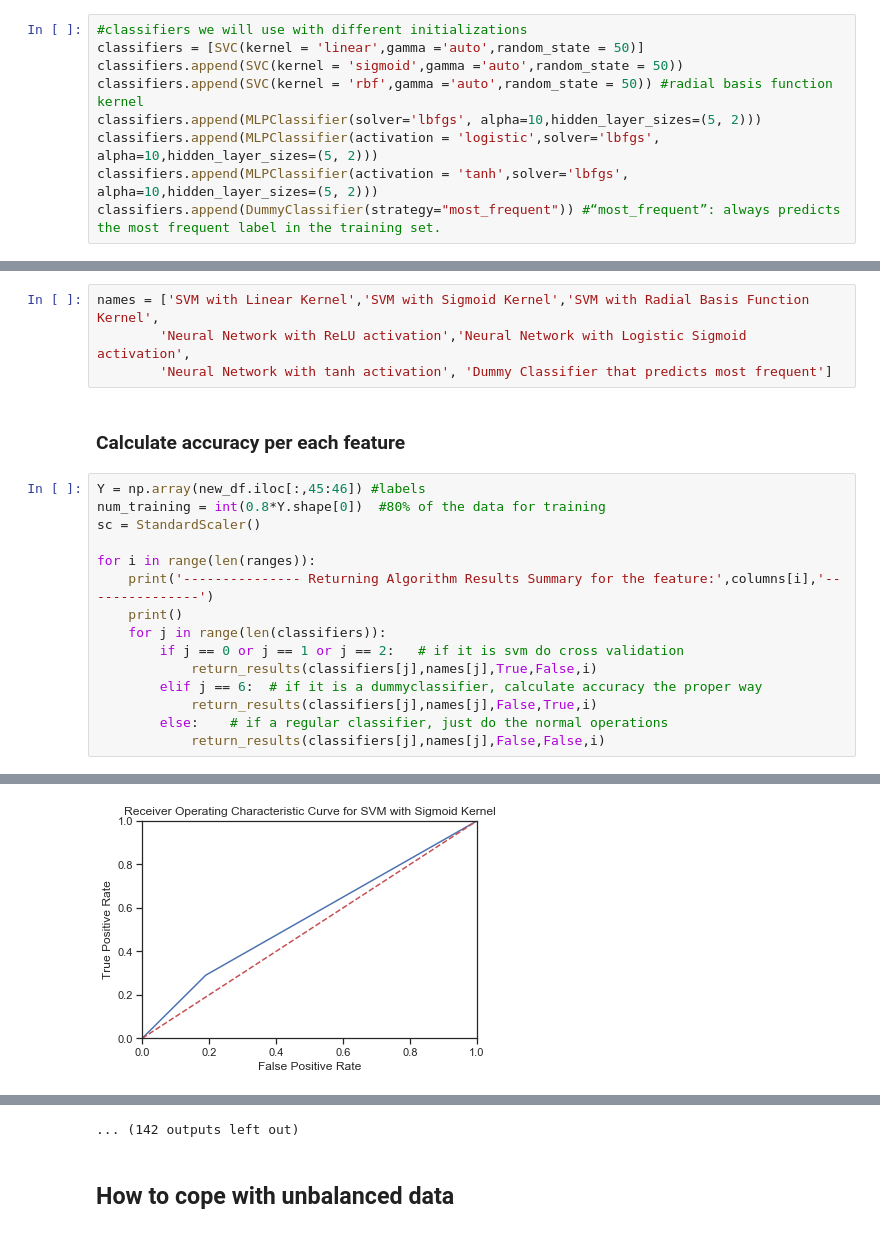
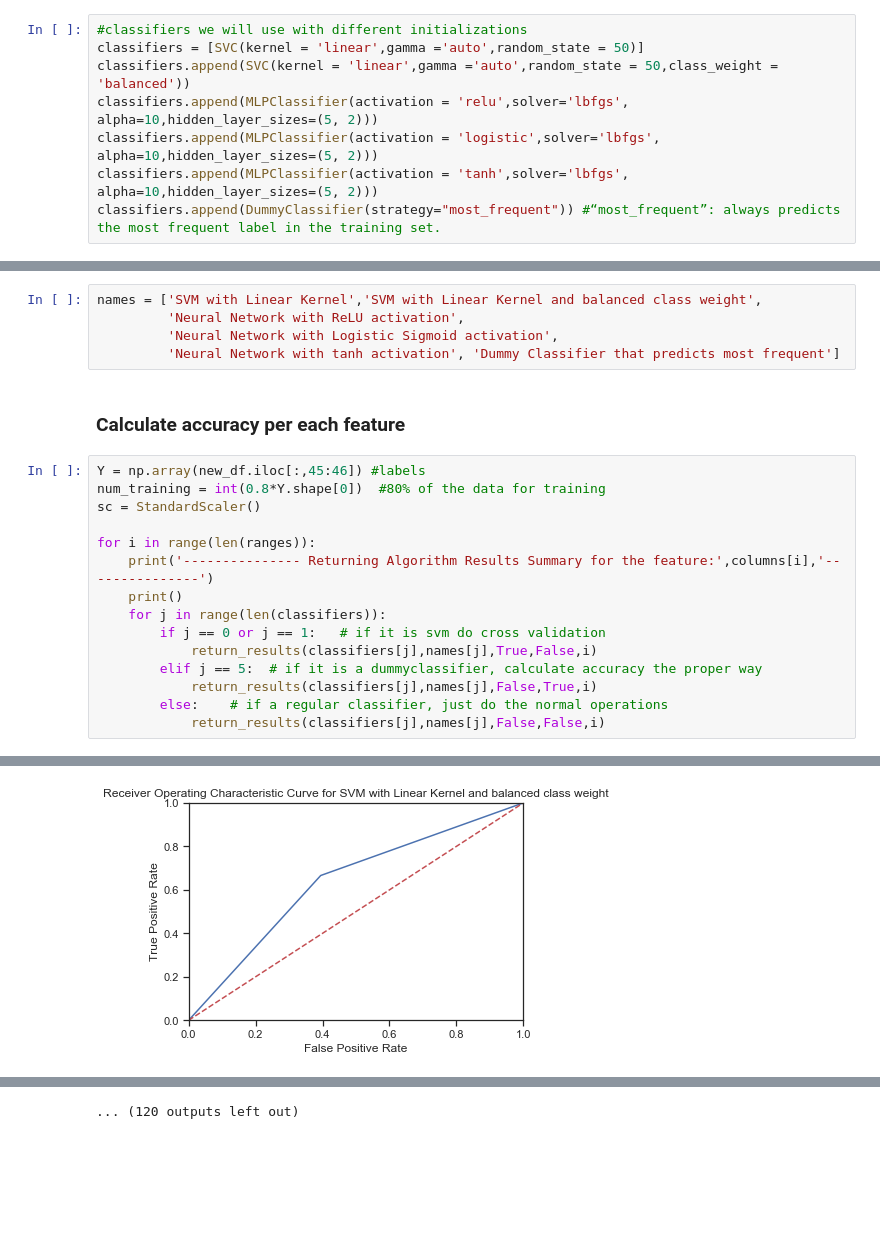
Before and after one commit to miguelgd54/118BFinal-Project, a Jupyter notebook: COGS118B-final-file.ipynb, the cells around one changed output, grey strips where cells are left out. Drawn from its saved outputs; the diff is of its cells as text; blank space fills up the shorter version.

```diff
--- a/COGS118B-final-file.ipynb
+++ b/COGS118B-final-file.ipynb
@@ -283,18 +284,18 @@ def return_results(clf,string,is_svm,is_dummy,i):
 # %%
 #classifiers we will use with different initializations
 classifiers = [SVC(kernel = 'linear',gamma ='auto',random_state = 50)]
-classifiers.append(SVC(kernel = 'sigmoid',gamma ='auto',random_state = 50))
-classifiers.append(SVC(kernel = 'rbf',gamma ='auto',random_state = 50)) #radial basis function kernel
-classifiers.append(MLPClassifier(solver='lbfgs', alpha=10,hidden_layer_sizes=(5, 2)))
+classifiers.append(SVC(kernel = 'linear',gamma ='auto',random_state = 50,class_weight = 'balanced'))
+classifiers.append(MLPClassifier(activation = 'relu',solver='lbfgs', alpha=10,hidden_layer_sizes=(5, 2)))
 classifiers.append(MLPClassifier(activation = 'logistic',solver='lbfgs', alpha=10,hidden_layer_sizes=(5, 2)))
 classifiers.append(MLPClassifier(activation = 'tanh',solver='lbfgs', alpha=10,hidden_layer_sizes=(5, 2)))
 classifiers.append(DummyClassifier(strategy="most_frequent")) #“most_frequent”: always predicts the most frequent label in the training set.
 # %% [markdown]
 ### Name of the Classifiers
 # %%
-names = ['SVM with Linear Kernel','SVM with Sigmoid Kernel','SVM with Radial Basis Function Kernel',
-        'Neural Network with ReLU activation','Neural Network with Logistic Sigmoid activation',
-        'Neural Network with tanh activation', 'Dummy Classifier that predicts most frequent']
+names = ['SVM with Linear Kernel','SVM with Linear Kernel and balanced class weight',
+         'Neural Network with ReLU activation',
+         'Neural Network with Logistic Sigmoid activation',
+         'Neural Network with tanh activation', 'Dummy Classifier that predicts most frequent']
 # %% [markdown]
 ### Calculate accuracy per each feature
 # %%
@@ -306,9 +307,9 @@ for i in range(len(ranges)):
     print('--------------- Returning Algorithm Results Summary for the feature:',columns[i],'---------------')
     print()
     for j in range(len(classifiers)):
-        if j == 0 or j == 1 or j == 2:   # if it is svm do cross validation
+        if j == 0 or j == 1:   # if it is svm do cross validation
             return_results(classifiers[j],names[j],True,False,i)
-        elif j == 6:  # if it is a dummyclassifier, calculate accuracy the proper way
+        elif j == 5:  # if it is a dummyclassifier, calculate accuracy the proper way
             return_results(classifiers[j],names[j],False,True,i)
         else:    # if a regular classifier, just do the normal operations
             return_results(classifiers[j],names[j],False,False,i)
@@ -343 +344 @@ F1-score is: 0.3104806934594169
-[figure, old version]
+[figure, new version]
@@ -396,3 +397 @@ F1-score is: 0.0
-... (142 outputs left out)
+... (120 outputs left out)
-# %% [markdown]
-## How to cope with unbalanced data
```
Also changed, not shown: parts of 5 cells of this notebook.
